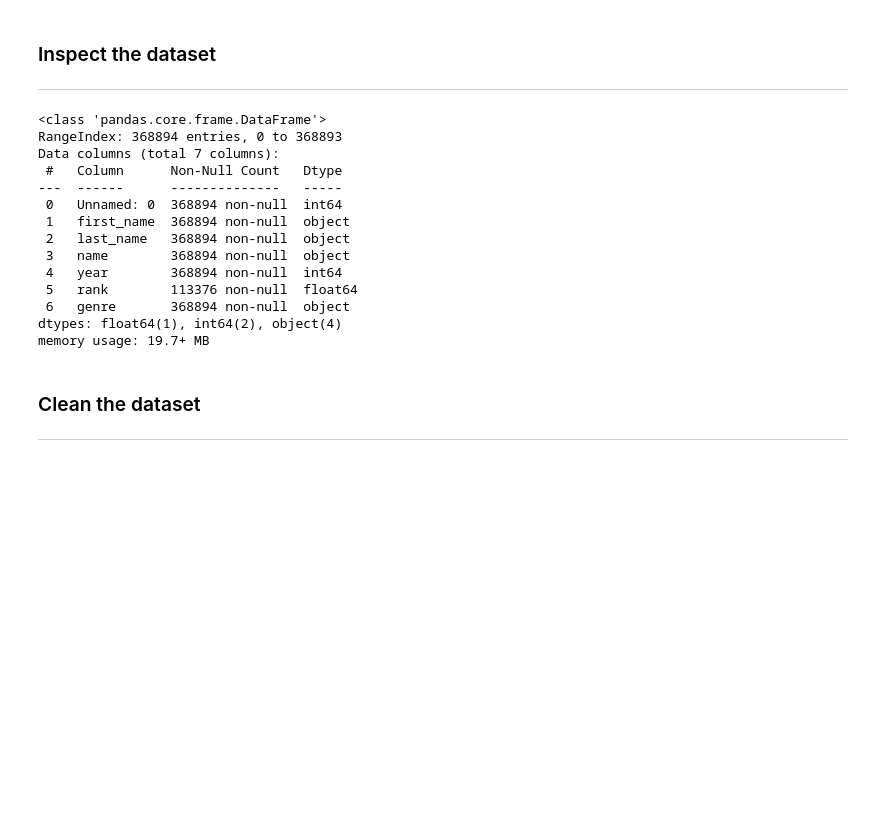
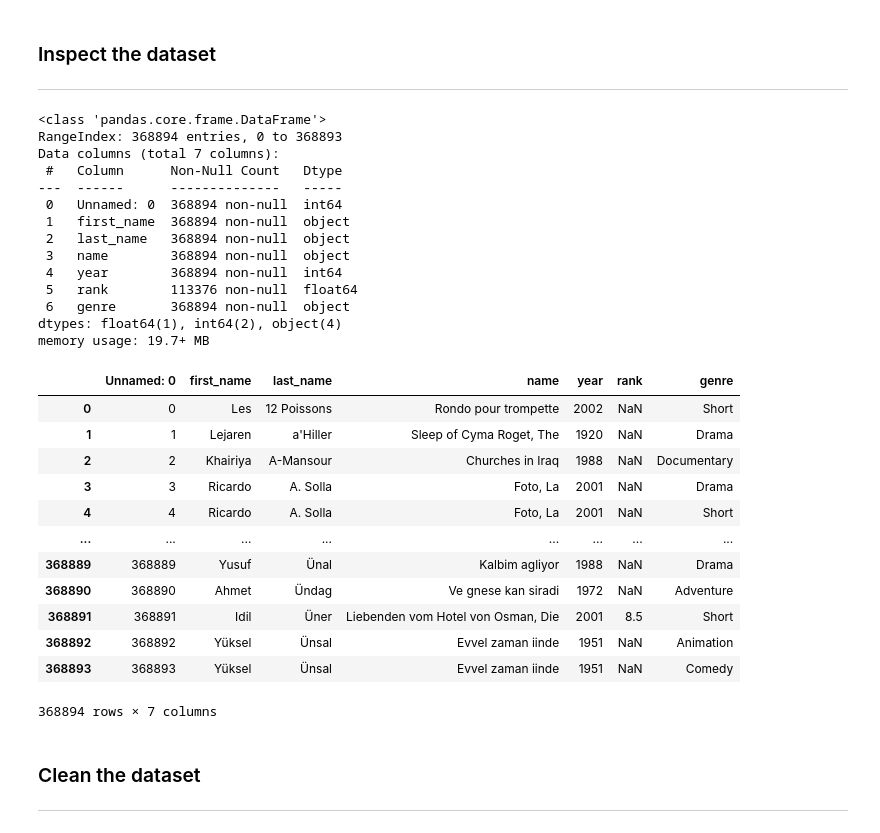
Before and after one commit to EllenSakkla/-PythonFundamentals, a Jupyter notebook: projects/Copy_of_10_2_Movies_Project.ipynb, the cells around one changed output. Saved outputs shown, nothing was run; the diff lists cells and outputs as text; code cells hidden in the pictures; blank space fills up the shorter version.

```diff
--- a/projects/Copy_of_10_2_Movies_Project.ipynb
+++ b/projects/Copy_of_10_2_Movies_Project.ipynb
@@ -15,27 +13,41 @@ If you were unable to download the file, there is a copy located here:
 # %%
 import pandas as pd
 import numpy as np
 import matplotlib.pyplot as plt
 import seaborn as sns
 
 url = "https://github.com/lilaceri/Working-with-data-/blob/main/Data%20Sets%20for%20code%20divisio/movies.csv?raw=true"
-df = pd.read_csv(url)
-df.info()
+movies = pd.read_csv(url)
+movies.info()
+movies
 # %% [output]
 <class 'pandas.core.frame.DataFrame'>
 RangeIndex: 368894 entries, 0 to 368893
 Data columns (total 7 columns):
  #   Column      Non-Null Count   Dtype
 ---  ------      --------------   -----
  0   Unnamed: 0  368894 non-null  int64
  1   first_name  368894 non-null  object
  2   last_name   368894 non-null  object
  3   name        368894 non-null  object
  4   year        368894 non-null  int64
  5   rank        113376 non-null  float64
  6   genre       368894 non-null  object
 dtypes: float64(1), int64(2), object(4)
 memory usage: 19.7+ MB
+|  | Unnamed: 0 | first_name | last_name | name | year | rank | genre |
+| 0 | 0 | Les | 12 Poissons | Rondo pour trompette | 2002 | NaN | Short |
+| 1 | 1 | Lejaren | a'Hiller | Sleep of Cyma Roget, The | 1920 | NaN | Drama |
+| 2 | 2 | Khairiya | A-Mansour | Churches in Iraq | 1988 | NaN | Documentary |
+| 3 | 3 | Ricardo | A. Solla | Foto, La | 2001 | NaN | Drama |
+| 4 | 4 | Ricardo | A. Solla | Foto, La | 2001 | NaN | Short |
+| ... | ... | ... | ... | ... | ... | ... | ... |
+| 368889 | 368889 | Yusuf | Ünal | Kalbim agliyor | 1988 | NaN | Drama |
+| 368890 | 368890 | Ahmet | Ündag | Ve gnese kan siradi | 1972 | NaN | Adventure |
+| 368891 | 368891 | Idil | Üner | Liebenden vom Hotel von Osman, Die | 2001 | 8.5 | Short |
+| 368892 | 368892 | Yüksel | Ünsal | Evvel zaman iinde | 1951 | NaN | Animation |
+| 368893 | 368893 | Yüksel | Ünsal | Evvel zaman iinde | 1951 | NaN | Comedy |
+368894 rows × 7 columns
 # %% [markdown]
 ### Clean the dataset
 ---
```
Also changed, not shown: parts of 12 cells of this notebook.
